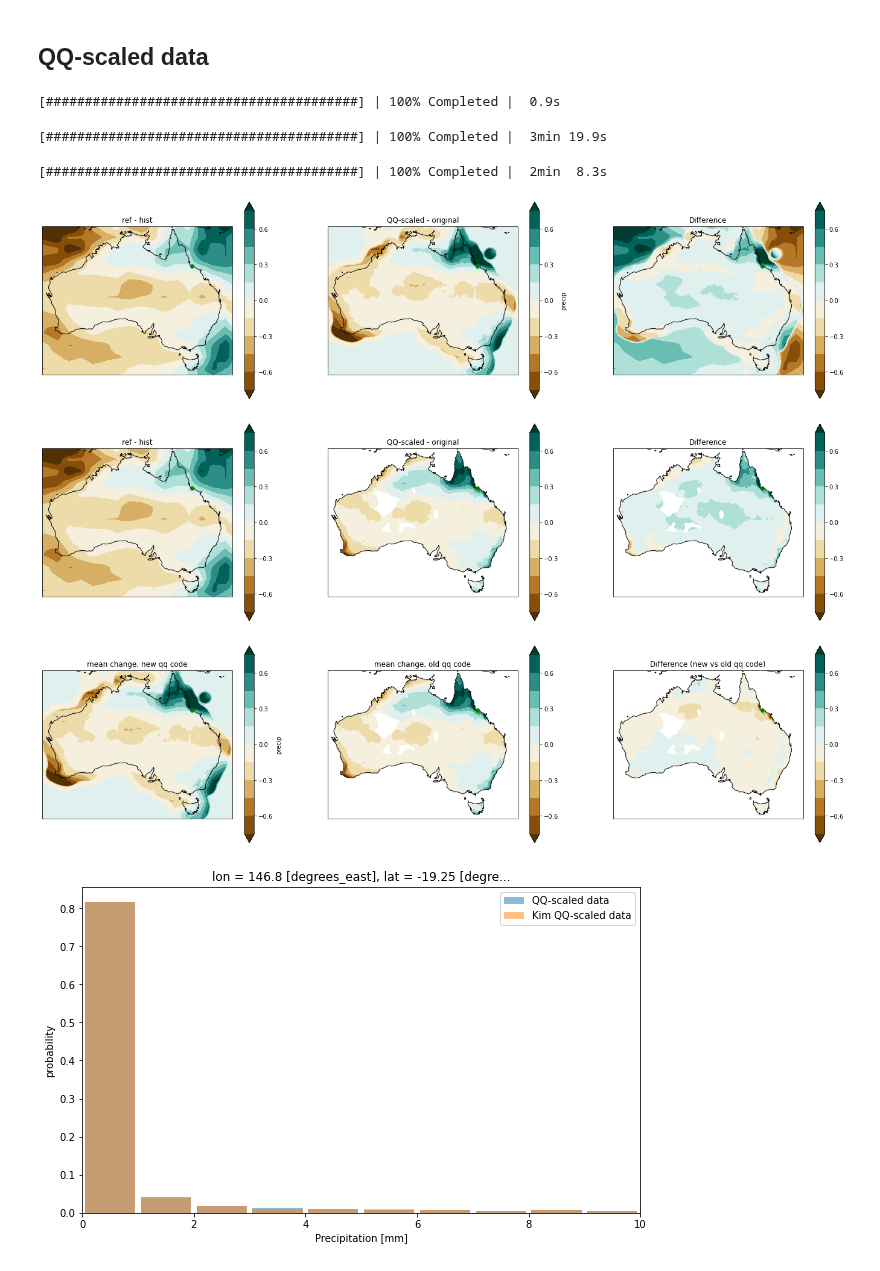
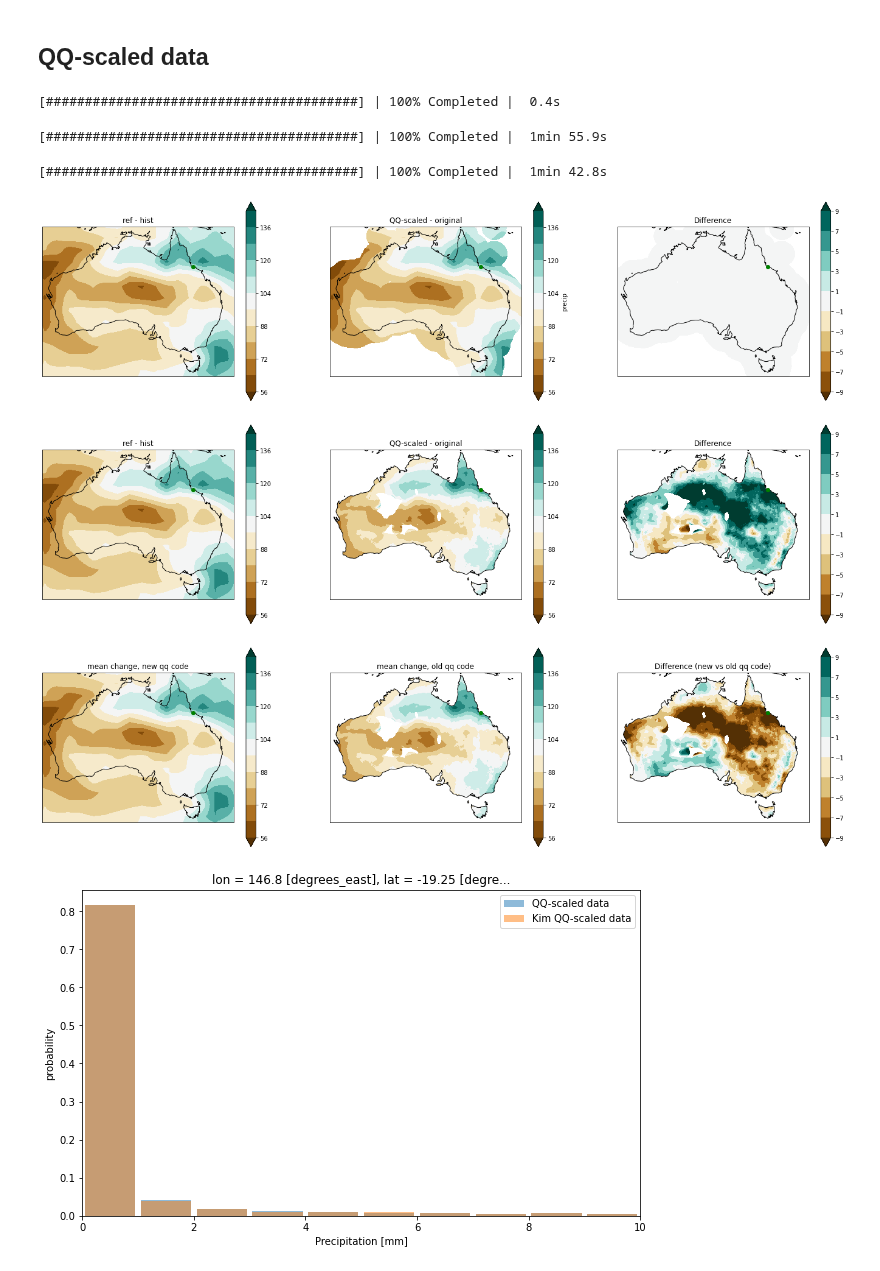
Before and after one commit to AusClimateService/qq-workflows, a Jupyter notebook: cmip5/pr-comparison.ipynb, the cells around one changed output. Cells and saved outputs as stored; diff of their text form; code cells hidden in the pictures.

```diff
--- a/cmip5/pr-comparison.ipynb
+++ b/cmip5/pr-comparison.ipynb
@@ -285,10 +273,10 @@ if len(target_clim['lat']) != len(qq_clim['lat']):
 # %%
-hist_ref_mean_diff = ref_clim - hist_clim
-hist_ref_mean_diff = hist_ref_mean_diff.compute()
+ref_hist_mean_comparison = (ref_clim / hist_clim) * 100
+ref_hist_mean_comparison = ref_hist_mean_comparison.compute()
 # %% [output]
-[########################################] | 100% Completed |  0.9s
+[########################################] | 100% Completed |  0.4s
 # %%
-qq_mean_change = qq_clim - target_clim
-qq_mean_change = qq_mean_change.compute()
+qq_obs_mean_comparison = (qq_clim / target_clim) * 100
+qq_obs_mean_comparison = qq_obs_mean_comparison.compute()
 # %% [output]
-[########################################] | 100% Completed |  3min 19.9s
+[########################################] | 100% Completed |  1min 55.9s
@@ -297,5 +283,5 @@ gcm_difference = qq_mean_change - hist_ref_mean_diff
 # %%
-kim_qq_mean_change = kim_qq_clim - target_clim
-kim_qq_mean_change = kim_qq_mean_change.compute()
+kim_qq_obs_mean_comparison = (kim_qq_clim / target_clim) * 100
+kim_qq_obs_mean_comparison = kim_qq_obs_mean_comparison.compute()
 # %% [output]
-[########################################] | 100% Completed |  2min  8.3s
+[########################################] | 100% Completed |  1min 42.8s
@@ -306,66 +288,73 @@ new_old_qq_difference = qq_mean_change - kim_qq_mean_change
+# %%
+regridder = xe.Regridder(ref_hist_mean_comparison, qq_clim, "bilinear")
+ref_hist_mean_comparison = regridder(ref_hist_mean_comparison)
+# %%
+gcm_difference = qq_obs_mean_comparison - ref_hist_mean_comparison
+kim_difference = kim_qq_obs_mean_comparison - ref_hist_mean_comparison
+new_old_qq_difference = qq_obs_mean_comparison - kim_qq_obs_mean_comparison
 # %%
 fig = plt.figure(figsize=[24, 6])
 
 ax1 = fig.add_subplot(131, projection=ccrs.PlateCarree())
-hist_ref_mean_diff.plot(
+ref_hist_mean_comparison.plot(
     ax=ax1,
     transform=ccrs.PlateCarree(),
     cmap=plot_config['diverging_cmap'],
-    levels=[-.75, -.6, -.45, -.3, -.15, 0, .15, .3, .45, .6, .75],
+    levels=[56, 64, 72, 80, 88, 96, 104, 112, 120, 128, 136, 144],
     extend='both'
 )
 ax1.set_title('ref - hist')
 
 ax2 = fig.add_subplot(132, projection=ccrs.PlateCarree())
-qq_mean_change.plot(
+qq_obs_mean_comparison.plot(
     ax=ax2,
     transform=ccrs.PlateCarree(),
     cmap=plot_config['diverging_cmap'],
-    levels=[-.75, -.6, -.45, -.3, -.15, 0, .15, .3, .45, .6, .75],
+    levels=[56, 64, 72, 80, 88, 96, 104, 112, 120, 128, 136, 144],
     extend='both'
 )
 ax2.set_title('QQ-scaled - original')
 
 ax3 = fig.add_subplot(133, projection=ccrs.PlateCarree())
 gcm_difference.plot(
     ax=ax3,
     transform=ccrs.PlateCarree(),
     cmap=plot_config['diverging_cmap'],
-    levels=[-.75, -.6, -.45, -.3, -.15, 0, .15, .3, .45, .6, .75],
+    levels=[-9, -7, -5, -3, -1, 1, 3, 5, 7, 9],
     extend='both'
 )
 ax3.set_title('Difference')
 
 for ax in [ax1, ax2, ax3]:
     ax.coastlines()
     ax.plot(example_lon, example_lat, 'go', zorder=5, transform=ccrs.PlateCarree())
 xmin, xmax = ax3.get_xlim()
 ymin, ymax = ax3.get_ylim()
 ax1.set_extent([xmin, xmax, ymin, ymax], crs=ccrs.PlateCarree())
 ax2.set_extent([xmin, xmax, ymin, ymax], crs=ccrs.PlateCarree())
 
 plt.show()
 # %% [output]
-[figure, old version]
+[figure, new version]
 # %%
 fig = plt.figure(figsize=[24, 6])
 
 ax1 = fig.add_subplot(131, projection=ccrs.PlateCarree())
-hist_ref_mean_diff.plot(
+ref_hist_mean_comparison.plot(
     ax=ax1,
     transform=ccrs.PlateCarree(),
     cmap=plot_config['diverging_cmap'],
-    levels=[-.75, -.6, -.45, -.3, -.15, 0, .15, .3, .45, .6, .75],
+    levels=[56, 64, 72, 80, 88, 96, 104, 112, 120, 128, 136, 144],
     extend='both'
 )
 ax1.set_title('ref - hist')
 
 ax2 = fig.add_subplot(132, projection=ccrs.PlateCarree())
-kim_qq_mean_change.plot(
+kim_qq_obs_mean_comparison.plot(
     ax=ax2,
     transform=ccrs.PlateCarree(),
     cmap=plot_config['diverging_cmap'],
-    levels=[-.75, -.6, -.45, -.3, -.15, 0, .15, .3, .45, .6, .75],
+    levels=[56, 64, 72, 80, 88, 96, 104, 112, 120, 128, 136, 144],
     extend='both'
 )
 ax2.set_title('QQ-scaled - original')
@@ -375,7 +364,7 @@ kim_difference.plot(
     ax=ax3,
     transform=ccrs.PlateCarree(),
     cmap=plot_config['diverging_cmap'],
-    levels=[-.75, -.6, -.45, -.3, -.15, 0, .15, .3, .45, .6, .75],
+    levels=[-9, -7, -5, -3, -1, 1, 3, 5, 7, 9],
     extend='both'
 )
 ax3.set_title('Difference')
@@ -390,26 +379,26 @@ ax2.set_extent([xmin, xmax, ymin, ymax], crs=ccrs.PlateCarree())
 
 plt.show()
 # %% [output]
-[figure, old version]
+[figure, new version]
 # %%
 fig = plt.figure(figsize=[24, 6])
 
 ax1 = fig.add_subplot(131, projection=ccrs.PlateCarree())
-qq_mean_change.plot(
+ref_hist_mean_comparison.plot(
     ax=ax1,
     transform=ccrs.PlateCarree(),
     cmap=plot_config['diverging_cmap'],
-    levels=[-.75, -.6, -.45, -.3, -.15, 0, .15, .3, .45, .6, .75],
+    levels=[56, 64, 72, 80, 88, 96, 104, 112, 120, 128, 136, 144],
     extend='both'
 )
 ax1.set_title('mean change, new qq code')
 
 ax2 = fig.add_subplot(132, projection=ccrs.PlateCarree())
-kim_qq_mean_change.plot(
+kim_qq_obs_mean_comparison.plot(
     ax=ax2,
     transform=ccrs.PlateCarree(),
     cmap=plot_config['diverging_cmap'],
-    levels=[-.75, -.6, -.45, -.3, -.15, 0, .15, .3, .45, .6, .75],
+    levels=[56, 64, 72, 80, 88, 96, 104, 112, 120, 128, 136, 144],
     extend='both'
 )
 ax2.set_title('mean change, old qq code')
@@ -419,7 +408,7 @@ new_old_qq_difference.plot(
     ax=ax3,
     transform=ccrs.PlateCarree(),
     cmap=plot_config['diverging_cmap'],
-    levels=[-.75, -.6, -.45, -.3, -.15, 0, .15, .3, .45, .6, .75],
+    levels=[-9, -7, -5, -3, -1, 1, 3, 5, 7, 9],
     extend='both'
 )
 ax3.set_title('Difference (new vs old qq code)')
@@ -434,7 +423,7 @@ ax2.set_extent([xmin, xmax, ymin, ymax], crs=ccrs.PlateCarree())
 
 plt.show()
 # %% [output]
-[figure, old version]
+[figure, new version]
 # %%
 fig = plt.figure(figsize=[10, 6])
 
```
Also changed, not shown: parts of 4 cells of this notebook, 1 other file.
